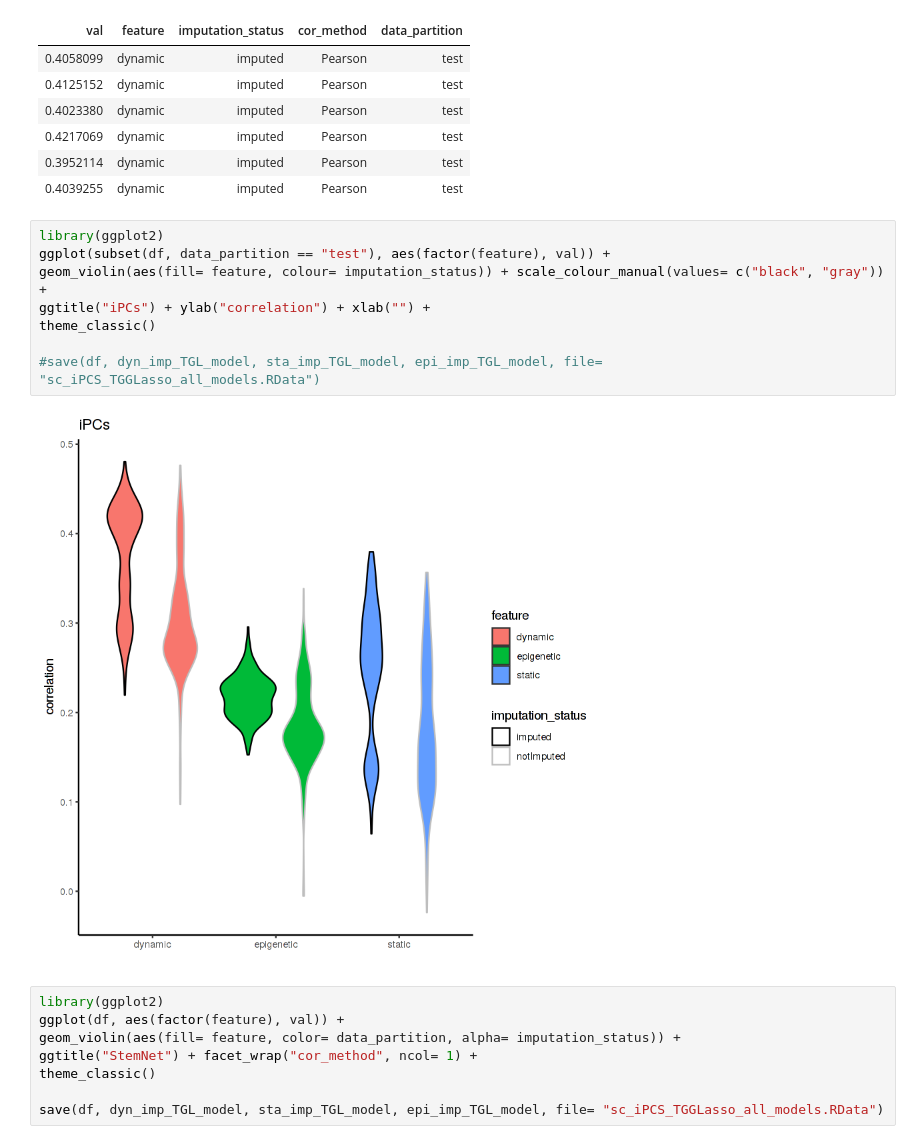
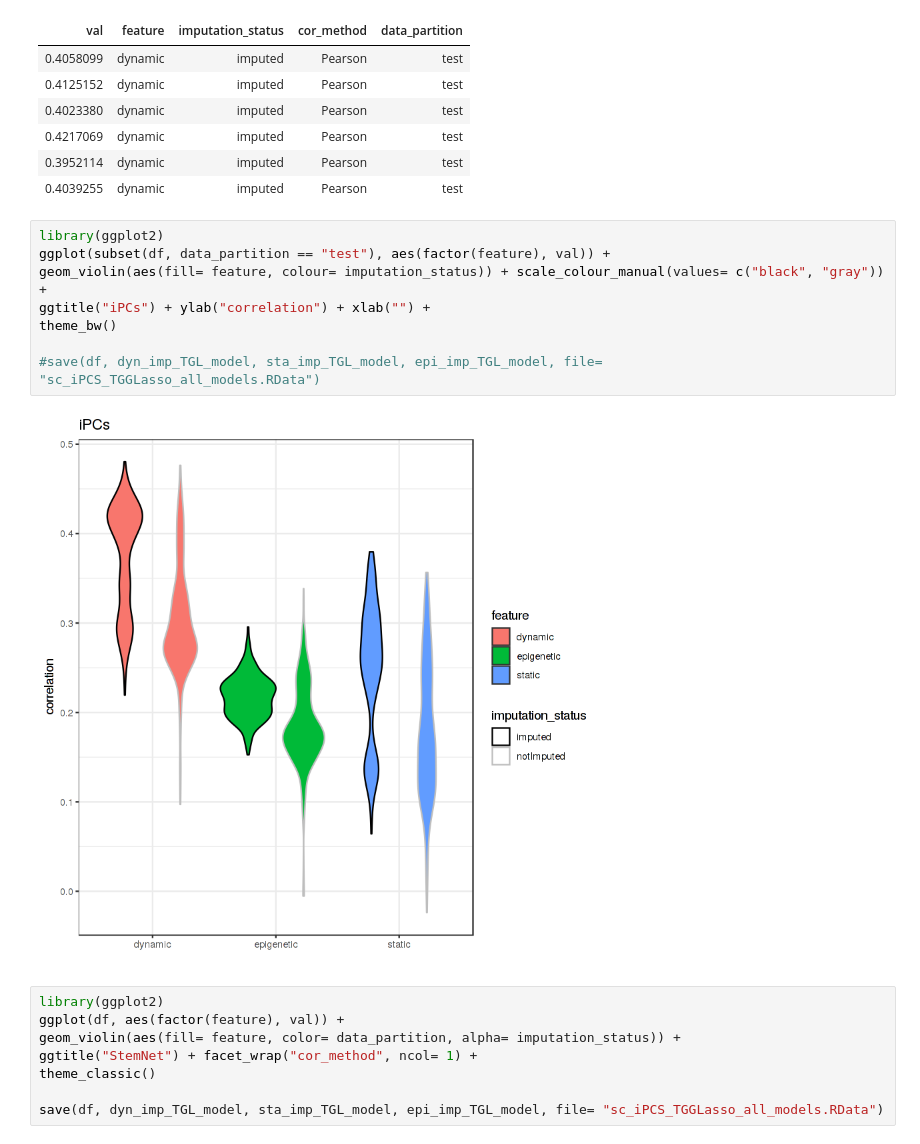
Before and after one commit to fba67/scMTL, a Jupyter notebook: sc_iPCs_TGGLasso_perf_comparison.ipynb, the cells around one changed output. Drawn from its saved outputs; the diff is of its cells as text.

Commit message:
changed the theme of comparison plot

```diff
--- a/sc_iPCs_TGGLasso_perf_comparison.ipynb
+++ b/sc_iPCs_TGGLasso_perf_comparison.ipynb
@@ -243,13 +243,13 @@ head(df)
 # %%
 library(ggplot2)
 ggplot(subset(df, data_partition == "test"), aes(factor(feature), val)) +
 geom_violin(aes(fill= feature, colour= imputation_status)) + scale_colour_manual(values= c("black", "gray")) +
 ggtitle("iPCs") + ylab("correlation") + xlab("") +
-theme_classic()
+theme_bw()
 
 #save(df, dyn_imp_TGL_model, sta_imp_TGL_model, epi_imp_TGL_model, file= "sc_iPCS_TGGLasso_all_models.RData")
 # %% [output]
-[figure, old version]
+[figure, new version]
 # %%
 library(ggplot2)
 ggplot(df, aes(factor(feature), val)) +
```
